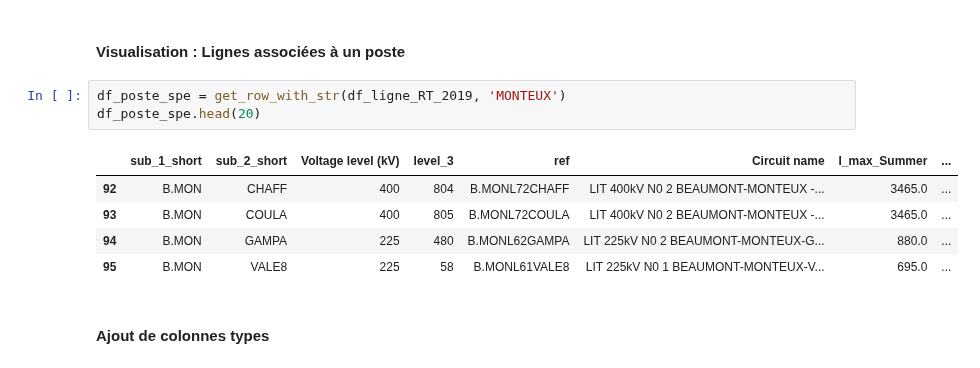
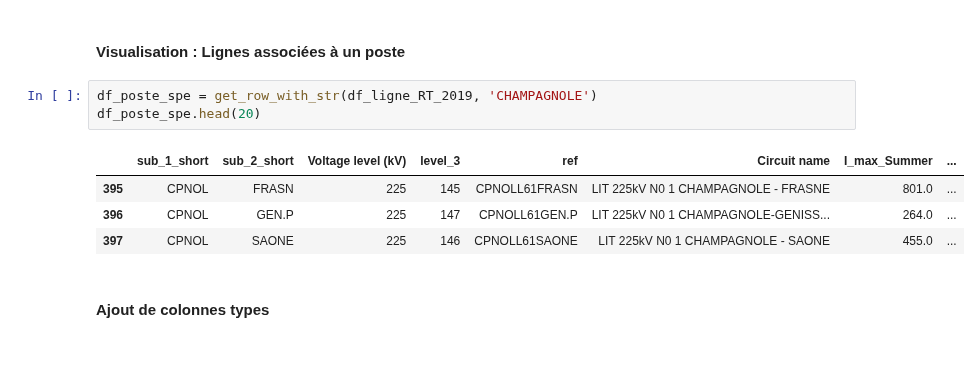
Before and after one commit to MattEclipse/congestion, a Jupyter notebook: notebooks/donnee_reseau.ipynb, the cells around one changed output. Saved outputs shown, nothing was run; the diff lists cells and outputs as text.

Commit message:
new viz for champagnole

```diff
--- a/notebooks/donnee_reseau.ipynb
+++ b/notebooks/donnee_reseau.ipynb
@@ -79,14 +79,13 @@ df_ligne_RT_2019.dropna(inplace=True)
 # %% [markdown]
 #### Visualisation : Lignes associées à un poste
 # %%
-df_poste_spe = get_row_with_str(df_ligne_RT_2019, 'MONTEUX')
+df_poste_spe = get_row_with_str(df_ligne_RT_2019, 'CHAMPAGNOLE')
 df_poste_spe.head(20)
 # %% [output]
 |  | sub_1_short | sub_2_short | Voltage level (kV) | level_3 | ref | Circuit name | I_max_Summer | ... |
-| 92 | B.MON | CHAFF | 400 | 804 | B.MONL72CHAFF | LIT 400kV N0 2 BEAUMONT-MONTEUX -... | 3465.0 | ... |
-| 93 | B.MON | COULA | 400 | 805 | B.MONL72COULA | LIT 400kV N0 2 BEAUMONT-MONTEUX -... | 3465.0 | ... |
-| 94 | B.MON | GAMPA | 225 | 480 | B.MONL62GAMPA | LIT 225kV N0 2 BEAUMONT-MONTEUX-G... | 880.0 | ... |
-| 95 | B.MON | VALE8 | 225 | 58 | B.MONL61VALE8 | LIT 225kV N0 1 BEAUMONT-MONTEUX-V... | 695.0 | ... |
+| 395 | CPNOL | FRASN | 225 | 145 | CPNOLL61FRASN | LIT 225kV N0 1 CHAMPAGNOLE - FRASNE | 801.0 | ... |
+| 396 | CPNOL | GEN.P | 225 | 147 | CPNOLL61GEN.P | LIT 225kV N0 1 CHAMPAGNOLE-GENISS... | 264.0 | ... |
+| 397 | CPNOL | SAONE | 225 | 146 | CPNOLL61SAONE | LIT 225kV N0 1 CHAMPAGNOLE - SAONE | 455.0 | ... |
 # %% [markdown]
 #### Ajout de colonnes types
 # %%
```
Also changed, not shown: parts of 4 cells of this notebook, 1 other file.
